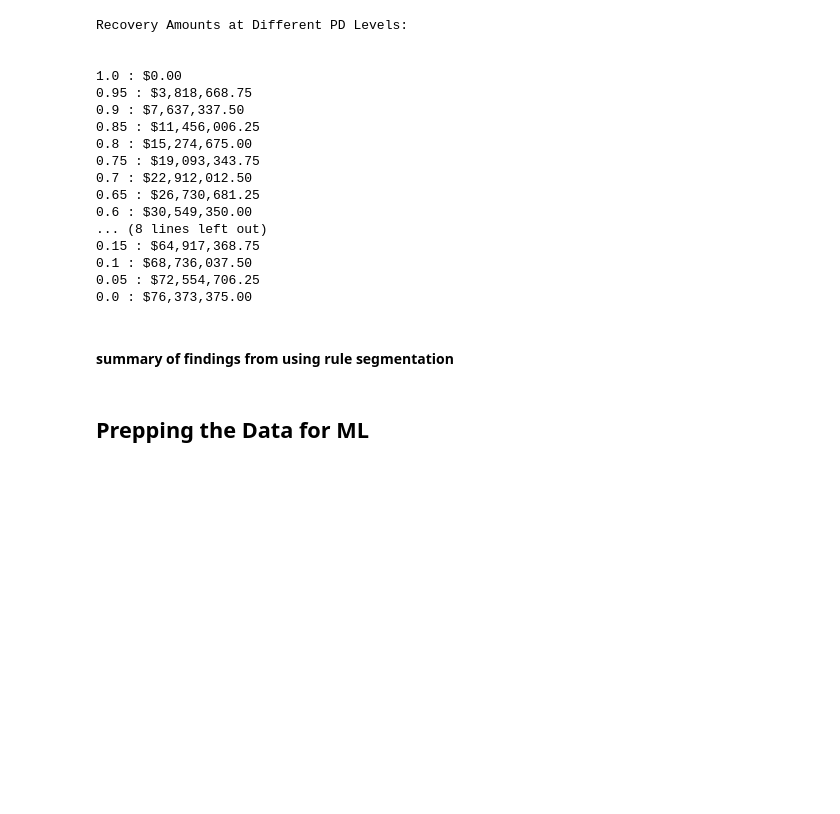
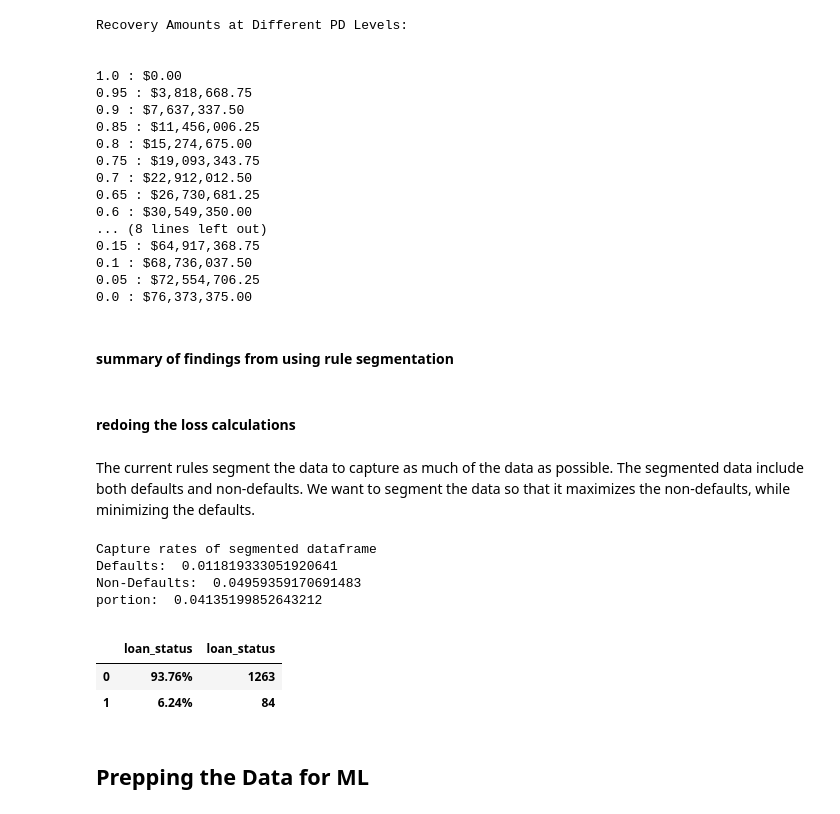
Before and after one commit to WickedoneC/Finance_Projects, a Jupyter notebook: Loan_Analysis/Loan_EDA.ipynb, the cells around one changed output. Saved outputs shown, nothing was run; the diff lists cells and outputs as text; code cells hidden in the pictures; blank space fills up the shorter version.

Commit message:
segmenting to maximize non defaults and minimize defaults

```diff
--- a/Loan_Analysis/Loan_EDA.ipynb
+++ b/Loan_Analysis/Loan_EDA.ipynb
@@ -1353,3 +1353,7 @@ Recovery Amounts at Different PD Levels:
 0.0 : $76,373,375.00
 # %% [markdown]
 #### summary of findings from using rule segmentation
+# %% [markdown]
+#### redoing the loss calculations
+# %% [markdown]
+The current rules segment the data to capture as much of the data as possible. The segmented data include both defaults and non-defaults. We want to segment the data so that it maximizes the non-defaults, while minimizing the defaults.
@@ -1356,3 +1383,31 @@ Recovery Amounts at Different PD Levels:
+# %%
+min_df = df[df['loan_int_rate'] < 6]
+
+min_defs_def = min_df[min_df['loan_status'] == 1]
+min_defs_non = min_df[min_df['loan_status'] == 0]
+
+min_defs = len(min_defs_def)
+min_nons = len(min_defs_non)
+
+def_num = len(df[df['loan_status'] == 1])
+non_num = len(df[df['loan_status'] == 0])
+
+# print('\n')
+print('Capture rates of segmented dataframe')
+print('Defaults: ', min_defs / def_num)
+print('Non-Defaults: ', min_nons / non_num)
+print('portion: ', len(min_df) / len(df))
+
+prettyTable(min_df, 'loan_status')
+# %% [output]
+Capture rates of segmented dataframe
+Defaults:  0.011819333051920641
+Non-Defaults:  0.04959359170691483
+portion:  0.04135199852643212
+|  |  |  |
+|  | loan_status | loan_status |
+| 0 | 93.76% | 1263 |
+| 1 | 6.24% | 84 |
 # %% [markdown]
 ## Prepping the Data for ML
 # %% [markdown]
```
Also changed, not shown: parts of 1 cell of this notebook.
